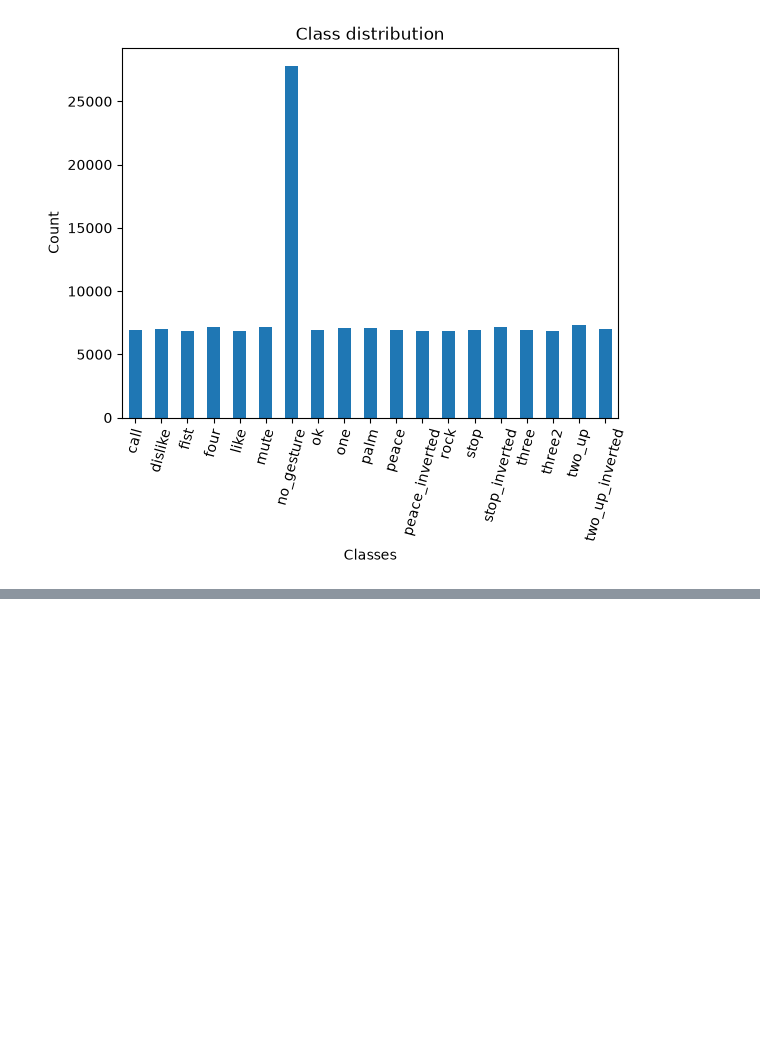
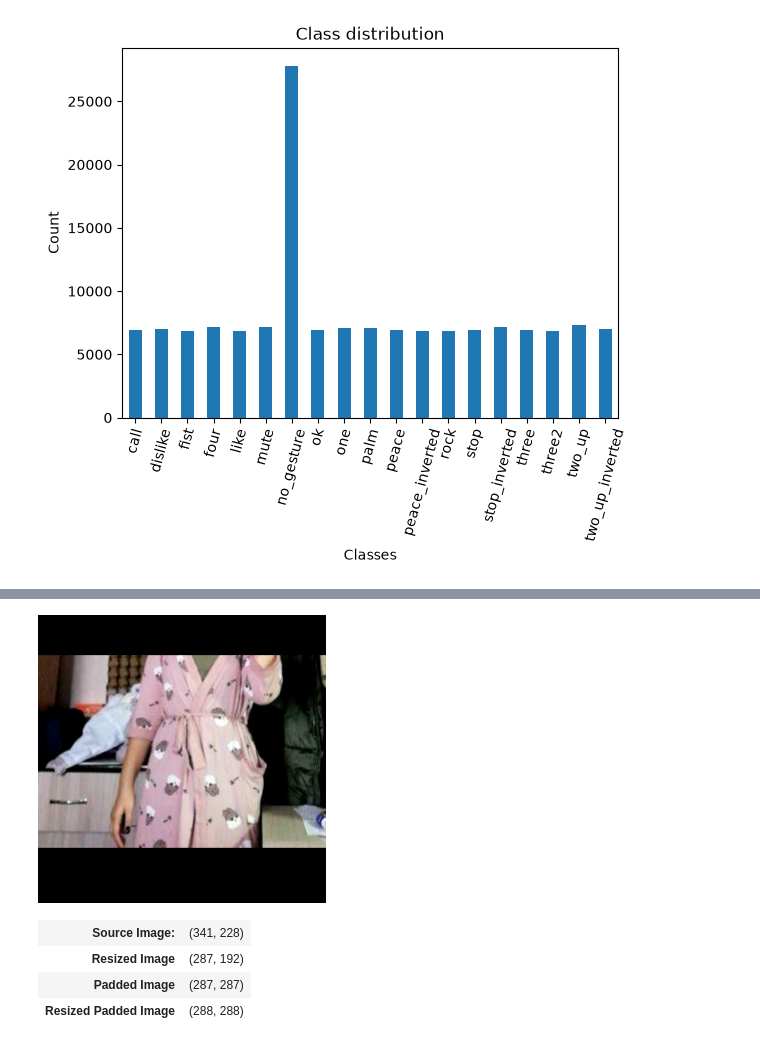
Before and after one commit to HarrisonWilliams123/Image-Classifier, a Jupyter notebook: imageclassifier.ipynb, the cells around one changed output, grey strips where cells are left out. Saved outputs shown, nothing was run; the diff lists cells and outputs as text; code cells hidden in the pictures; blank space fills up the shorter version.

```diff
--- a/imageclassifier.ipynb
+++ b/imageclassifier.ipynb
@@ -222,0 +374,14 @@ plt.show()
+# %%
+train_sz = 288
+
+#Set the fill color for padding images
+fill = (0,0,0)
+
+#Create a 'ResizeMax' object
+resize_max = ResizeMax(max_sz=train_sz)
+
+#Create a 'PadSquare' object
+pad_square = PadSquare(shift=True, fill=fill)
+
+#Create a TrivialAugmentWide object
+trivial_aug = transforms.TrivialAugmentWide(fill=fill)
@@ -222,0 +393,29 @@ plt.show()
+# %%
+#Augment the image
+augmented_img = trivial_aug(sample_img)
+
+#Resize the image
+resized_img = resize_max(augmented_img)
+
+#Pad the image
+padded_img = pad_square(resized_img)
+
+#Ensure the padded image is the target size
+resize = transforms.Resize([train_sz] * 2, antialias=True)
+resized_padded_img = resize(padded_img)
+
+#Display the annotated image
+display(resized_padded_img)
+
+pd.Series({
+    "Source Image:": sample_img.size,
+    "Resized Image": resized_img.size,
+    "Padded Image": padded_img.size,
+    "Resized Padded Image": resized_padded_img.size,
+}).to_frame().style.hide(axis='columns')
+# %% [output]
+[figure, added]
+| Source Image: | (341, 228) |
+| Resized Image | (287, 192) |
+| Padded Image | (287, 287) |
+| Resized Padded Image | (288, 288) |
```
Also changed, not shown: parts of 9 cells of this notebook.
